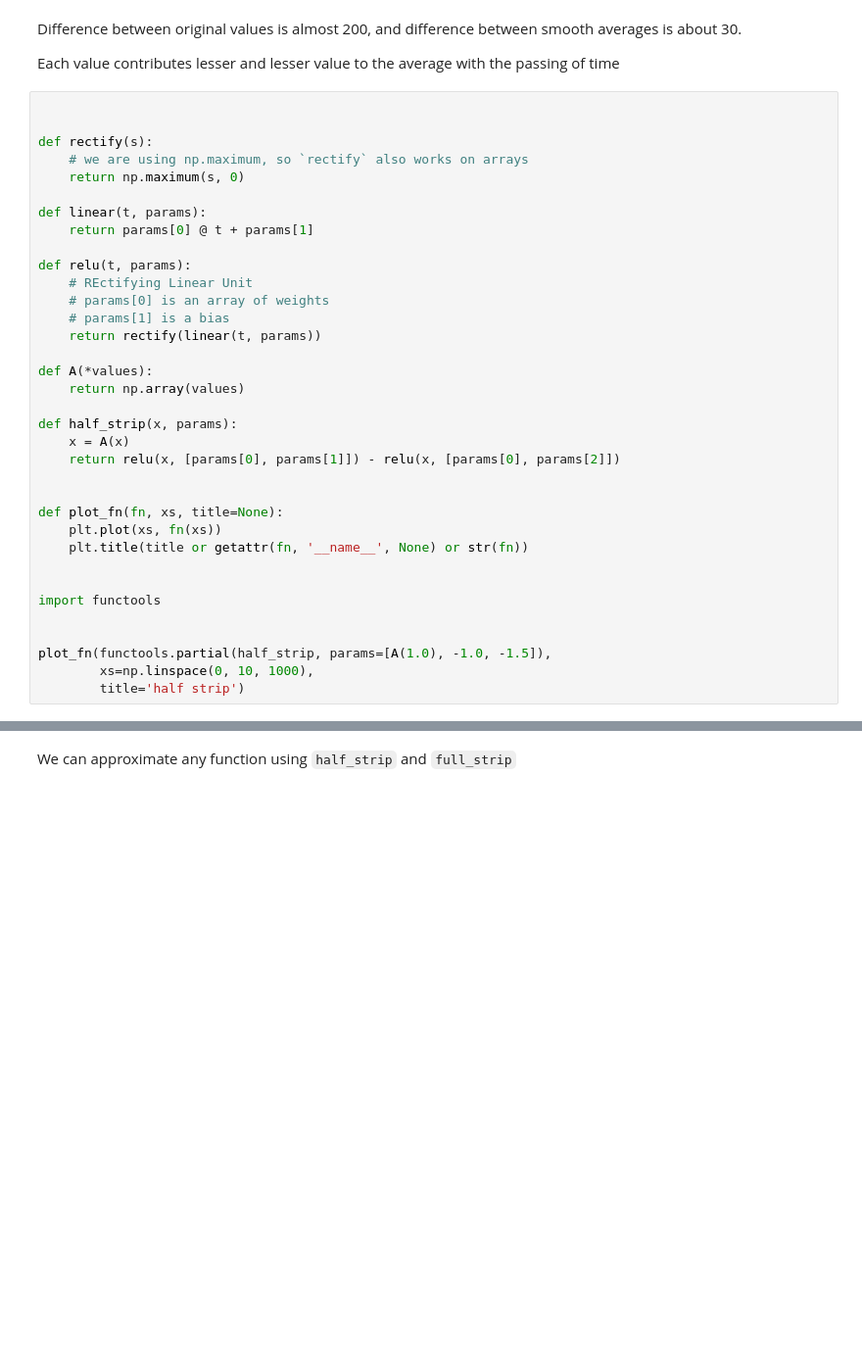
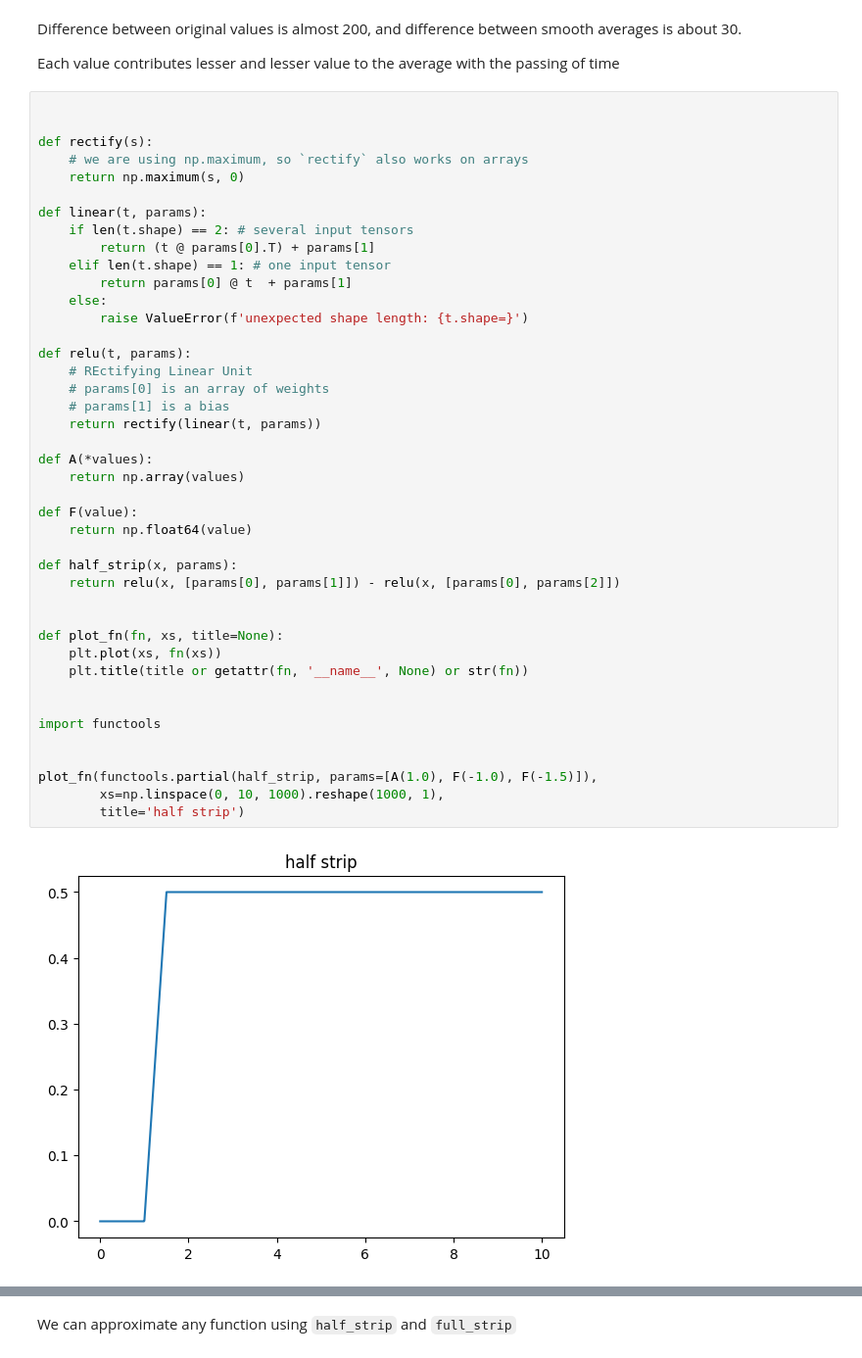
Before and after one commit to alexandershov/little-learner, a Jupyter notebook: little_learner.ipynb, the cells around one changed output, grey strips where cells are left out. Shown at 98% size. Drawn from its saved outputs; the diff is of its cells as text; blank space fills up the shorter version.

```diff
--- a/little_learner.ipynb
+++ b/little_learner.ipynb
@@ -234,37 +270,46 @@ Each value contributes lesser and lesser value to the average with the passing o
 
 
 def rectify(s):
     # we are using np.maximum, so `rectify` also works on arrays
     return np.maximum(s, 0)
 
 def linear(t, params):
-    return params[0] @ t + params[1]
+    if len(t.shape) == 2: # several input tensors
+        return (t @ params[0].T) + params[1]
+    elif len(t.shape) == 1: # one input tensor
+        return params[0] @ t  + params[1]
+    else:
+        raise ValueError(f'unexpected shape length: {t.shape=}')
 
 def relu(t, params):
     # REctifying Linear Unit
     # params[0] is an array of weights
     # params[1] is a bias
     return rectify(linear(t, params))
 
 def A(*values):
     return np.array(values)
 
+def F(value):
+    return np.float64(value)
+
 def half_strip(x, params):
-    x = A(x)
     return relu(x, [params[0], params[1]]) - relu(x, [params[0], params[2]])
 
 
 def plot_fn(fn, xs, title=None):
     plt.plot(xs, fn(xs))
     plt.title(title or getattr(fn, '__name__', None) or str(fn))
 
 
 import functools
 
 
-plot_fn(functools.partial(half_strip, params=[A(1.0), -1.0, -1.5]),
-        xs=np.linspace(0, 10, 1000),
+plot_fn(functools.partial(half_strip, params=[A(1.0), F(-1.0), F(-1.5)]),
+        xs=np.linspace(0, 10, 1000).reshape(1000, 1),
         title='half strip')
+# %% [output]
+[figure, added]
 # %%
 def full_strip(x, params):
     return half_strip(x, params[:3]) - half_strip(x, params[3:])
```
Also changed, not shown: parts of 6 cells of this notebook.
